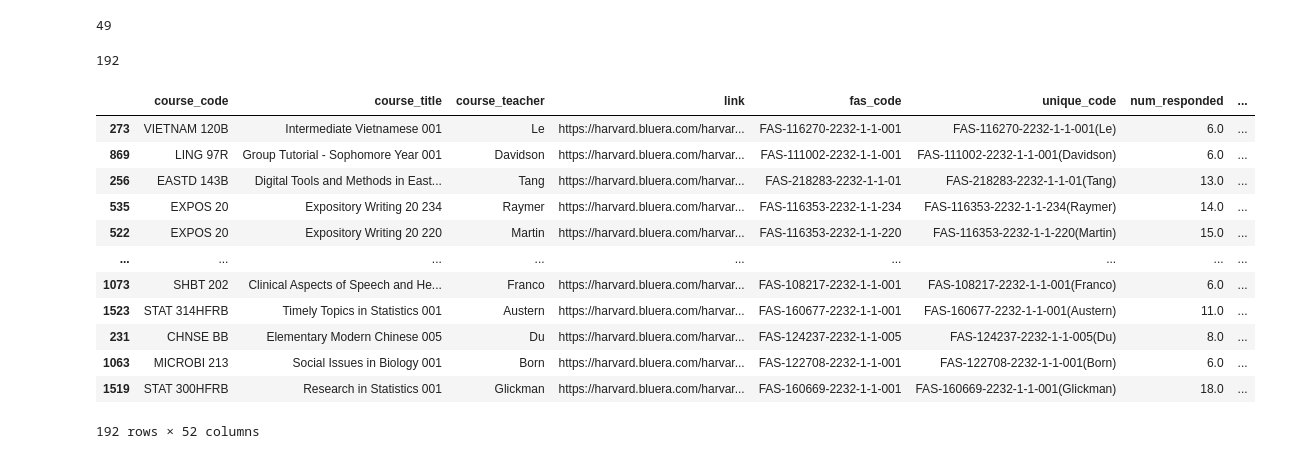
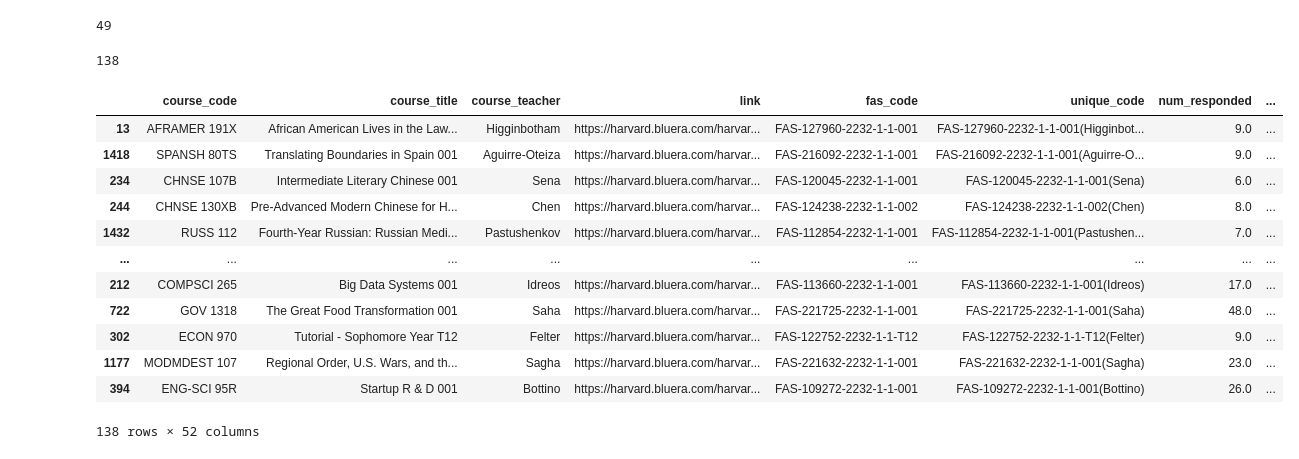
Before and after one commit to jeqcho/harvard_gem_finder, a Jupyter notebook: course_ratings_analysis.ipynb, the cells around one changed output. Saved outputs shown, nothing was run; the diff lists cells and outputs as text; code cells hidden in the pictures.

Commit message:
Re-parsing to exclude grad-only classes. Better partitions for great classes and hidden gems.

```diff
--- a/course_ratings_analysis.ipynb
+++ b/course_ratings_analysis.ipynb
@@ -454,44 +456,46 @@ print(len(df[
 # %%
 df_great_courses = df[(df['course_score_median'] == 5)
 & (df['lecturer_score_median'] == 5)
 & (df['rec_score_median'] == 5)
-& (df['gem_score_mean'] == 0)
+& (df['gem_score_mean'] <= 0)
 & (df['num_responded']/df['num_students'] >= 0.8-0.1*numpy.log2(df['num_students']/10))
 & (df['course_id'] != '-1')
+& (df['workload_score_mean'] > 4)
+& (df['course_level'] != 'Graduate Course')
 ]
 
 print(len(df_great_courses))
-df_great_courses = df_great_courses.sort_values(by=['sentiment_score_mean'],ascending=False)
+df_great_courses = df_great_courses.sort_values(by=['course_score_mean'],ascending=False)
 
 df_great_courses[[
     'course_code',
     'useful_title',
     'course_score_mean',
     'rec_score_mean',
     'gem_score_mean',
     'sentiment_score_median',
     'best_gem_comment',
     'workload_score_mean',
     'best_gem_comment_short',
     'best_comment',
     'best_comment_short',
     'best_comment_first',
     'course_id',
     'link'
   ]].to_json('output_data/great_courses.json',orient='records')
 df_great_courses
 # %% [output]
-192
+138
 |  | course_code | course_title | course_teacher | link | fas_code | unique_code | num_responded | ... |
-| 273 | VIETNAM 120B | Intermediate Vietnamese 001 | Le | https://harvard.bluera.com/harvar... | FAS-116270-2232-1-1-001 | FAS-116270-2232-1-1-001(Le) | 6.0 | ... |
-| 869 | LING 97R | Group Tutorial - Sophomore Year 001 | Davidson | https://harvard.bluera.com/harvar... | FAS-111002-2232-1-1-001 | FAS-111002-2232-1-1-001(Davidson) | 6.0 | ... |
-| 256 | EASTD 143B | Digital Tools and Methods in East... | Tang | https://harvard.bluera.com/harvar... | FAS-218283-2232-1-1-01 | FAS-218283-2232-1-1-01(Tang) | 13.0 | ... |
-| 535 | EXPOS 20 | Expository Writing 20 234 | Raymer | https://harvard.bluera.com/harvar... | FAS-116353-2232-1-1-234 | FAS-116353-2232-1-1-234(Raymer) | 14.0 | ... |
-| 522 | EXPOS 20 | Expository Writing 20 220 | Martin | https://harvard.bluera.com/harvar... | FAS-116353-2232-1-1-220 | FAS-116353-2232-1-1-220(Martin) | 15.0 | ... |
+| 13 | AFRAMER 191X | African American Lives in the Law... | Higginbotham | https://harvard.bluera.com/harvar... | FAS-127960-2232-1-1-001 | FAS-127960-2232-1-1-001(Higginbot... | 9.0 | ... |
+| 1418 | SPANSH 80TS | Translating Boundaries in Spain 001 | Aguirre-Oteiza | https://harvard.bluera.com/harvar... | FAS-216092-2232-1-1-001 | FAS-216092-2232-1-1-001(Aguirre-O... | 9.0 | ... |
+| 234 | CHNSE 107B | Intermediate Literary Chinese 001 | Sena | https://harvard.bluera.com/harvar... | FAS-120045-2232-1-1-001 | FAS-120045-2232-1-1-001(Sena) | 6.0 | ... |
+| 244 | CHNSE 130XB | Pre-Advanced Modern Chinese for H... | Chen | https://harvard.bluera.com/harvar... | FAS-124238-2232-1-1-002 | FAS-124238-2232-1-1-002(Chen) | 8.0 | ... |
+| 1432 | RUSS 112 | Fourth-Year Russian: Russian Medi... | Pastushenkov | https://harvard.bluera.com/harvar... | FAS-112854-2232-1-1-001 | FAS-112854-2232-1-1-001(Pastushen... | 7.0 | ... |
 | ... | ... | ... | ... | ... | ... | ... | ... | ... |
-| 1073 | SHBT 202 | Clinical Aspects of Speech and He... | Franco | https://harvard.bluera.com/harvar... | FAS-108217-2232-1-1-001 | FAS-108217-2232-1-1-001(Franco) | 6.0 | ... |
-| 1523 | STAT 314HFRB | Timely Topics in Statistics 001 | Austern | https://harvard.bluera.com/harvar... | FAS-160677-2232-1-1-001 | FAS-160677-2232-1-1-001(Austern) | 11.0 | ... |
-| 231 | CHNSE BB | Elementary Modern Chinese 005 | Du | https://harvard.bluera.com/harvar... | FAS-124237-2232-1-1-005 | FAS-124237-2232-1-1-005(Du) | 8.0 | ... |
-| 1063 | MICROBI 213 | Social Issues in Biology 001 | Born | https://harvard.bluera.com/harvar... | FAS-122708-2232-1-1-001 | FAS-122708-2232-1-1-001(Born) | 6.0 | ... |
-| 1519 | STAT 300HFRB | Research in Statistics 001 | Glickman | https://harvard.bluera.com/harvar... | FAS-160669-2232-1-1-001 | FAS-160669-2232-1-1-001(Glickman) | 18.0 | ... |
+| 212 | COMPSCI 265 | Big Data Systems 001 | Idreos | https://harvard.bluera.com/harvar... | FAS-113660-2232-1-1-001 | FAS-113660-2232-1-1-001(Idreos) | 17.0 | ... |
+| 722 | GOV 1318 | The Great Food Transformation 001 | Saha | https://harvard.bluera.com/harvar... | FAS-221725-2232-1-1-001 | FAS-221725-2232-1-1-001(Saha) | 48.0 | ... |
+| 302 | ECON 970 | Tutorial - Sophomore Year T12 | Felter | https://harvard.bluera.com/harvar... | FAS-122752-2232-1-1-T12 | FAS-122752-2232-1-1-T12(Felter) | 9.0 | ... |
+| 1177 | MODMDEST 107 | Regional Order, U.S. Wars, and th... | Sagha | https://harvard.bluera.com/harvar... | FAS-221632-2232-1-1-001 | FAS-221632-2232-1-1-001(Sagha) | 23.0 | ... |
+| 394 | ENG-SCI 95R | Startup R & D 001 | Bottino | https://harvard.bluera.com/harvar... | FAS-109272-2232-1-1-001 | FAS-109272-2232-1-1-001(Bottino) | 26.0 | ... |
-192 rows × 52 columns
+138 rows × 52 columns
```
Also changed, not shown: parts of 5 cells of this notebook, 27 other files.
